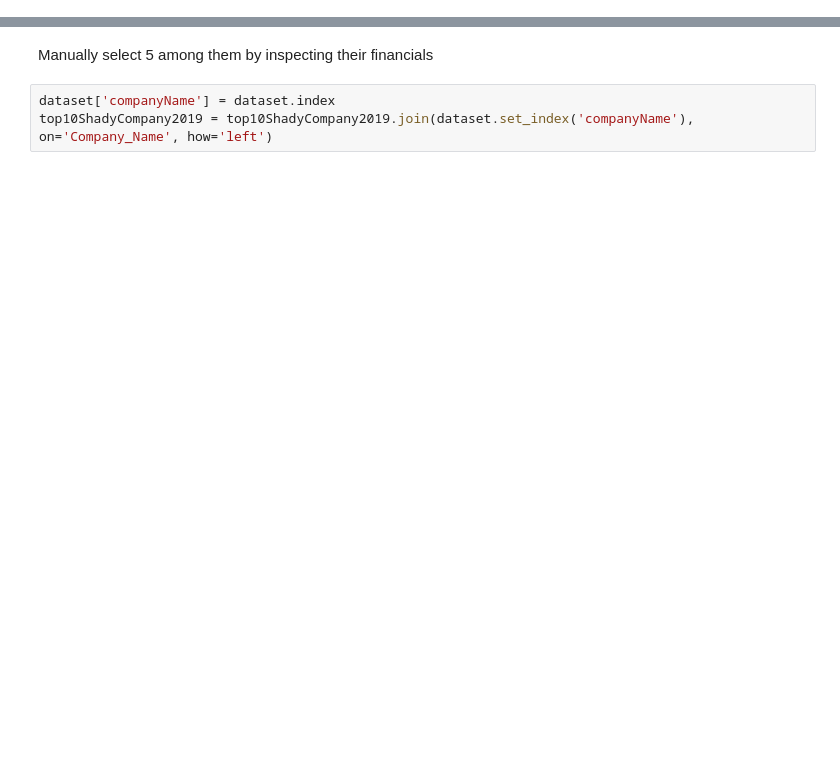
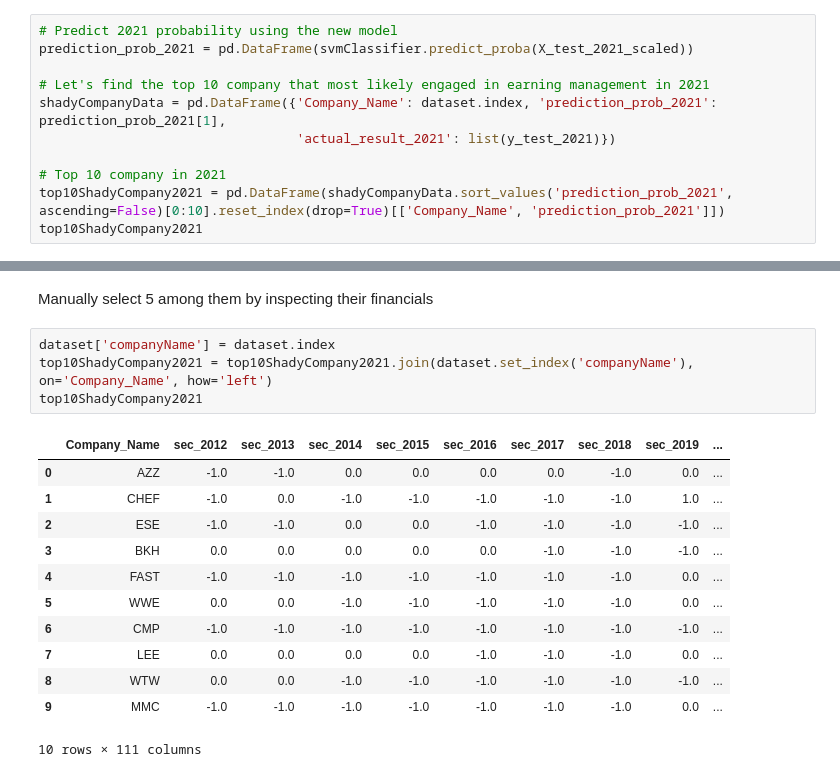
Before and after one commit to MapleKnightOfRiverwood/earning-management-detector, a Jupyter notebook: earning-management-detector.ipynb, the cells around one changed output, grey strips where cells are left out. Cells and saved outputs as stored; diff of their text form; blank space fills up the shorter version.

```diff
--- a/earning-management-detector.ipynb
+++ b/earning-management-detector.ipynb
@@ -1148,0 +1289,11 @@ top10ShadyCompany2019
+# %%
+# Predict 2021 probability using the new model
+prediction_prob_2021 = pd.DataFrame(svmClassifier.predict_proba(X_test_2021_scaled))
+
+# Let's find the top 10 company that most likely engaged in earning management in 2021
+shadyCompanyData = pd.DataFrame({'Company_Name': dataset.index, 'prediction_prob_2021': prediction_prob_2021[1],
+                                 'actual_result_2021': list(y_test_2021)})
+
+# Top 10 company in 2021
+top10ShadyCompany2021 = pd.DataFrame(shadyCompanyData.sort_values('prediction_prob_2021', ascending=False)[0:10].reset_index(drop=True)[['Company_Name', 'prediction_prob_2021']])
+top10ShadyCompany2021
@@ -1150,7 +1313,21 @@ top10ShadyCompany2019
 Manually select 5 among them by inspecting their financials
 # %%
 dataset['companyName'] = dataset.index
-top10ShadyCompany2019 = top10ShadyCompany2019.join(dataset.set_index('companyName'), on='Company_Name', how='left')
+top10ShadyCompany2021 = top10ShadyCompany2021.join(dataset.set_index('companyName'), on='Company_Name', how='left')
+top10ShadyCompany2021
+# %% [output]
+|  | Company_Name | sec_2012 | sec_2013 | sec_2014 | sec_2015 | sec_2016 | sec_2017 | sec_2018 | sec_2019 | ... |
+| 0 | AZZ | -1.0 | -1.0 | 0.0 | 0.0 | 0.0 | 0.0 | -1.0 | 0.0 | ... |
+| 1 | CHEF | -1.0 | 0.0 | -1.0 | -1.0 | -1.0 | -1.0 | -1.0 | 1.0 | ... |
+| 2 | ESE | -1.0 | -1.0 | 0.0 | 0.0 | -1.0 | -1.0 | -1.0 | -1.0 | ... |
+| 3 | BKH | 0.0 | 0.0 | 0.0 | 0.0 | 0.0 | -1.0 | -1.0 | -1.0 | ... |
+| 4 | FAST | -1.0 | -1.0 | -1.0 | -1.0 | -1.0 | -1.0 | -1.0 | 0.0 | ... |
+| 5 | WWE | 0.0 | 0.0 | -1.0 | -1.0 | -1.0 | -1.0 | -1.0 | 0.0 | ... |
+| 6 | CMP | -1.0 | -1.0 | -1.0 | -1.0 | -1.0 | -1.0 | -1.0 | -1.0 | ... |
+| 7 | LEE | 0.0 | 0.0 | 0.0 | 0.0 | -1.0 | -1.0 | -1.0 | 0.0 | ... |
+| 8 | WTW | 0.0 | 0.0 | -1.0 | -1.0 | -1.0 | -1.0 | -1.0 | -1.0 | ... |
+| 9 | MMC | -1.0 | -1.0 | -1.0 | -1.0 | -1.0 | -1.0 | -1.0 | 0.0 | ... |
+10 rows × 111 columns
 # %% [markdown]
 One of the strongest incentives for the management to engage in earning management is to avoid the reporting of a negative ROE in the current reporting year. A strong evidence of this is that the distribution curve of ROE scores usually dive just before the 0 benchmark point and spike back up immediately once over 0 as companies with close to 0 but negative ROE tries to manage their earnings up a little to make it positive. Thus, companies with just over 0 but positive ROEs are very likely to have engaged in earnings management.
 
```
Also changed, not shown: parts of 28 cells of this notebook, 1 other file.
